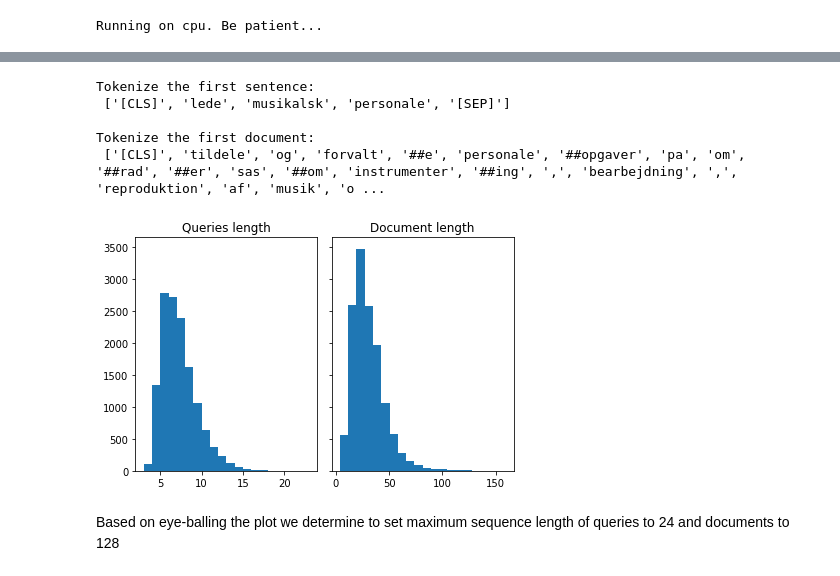
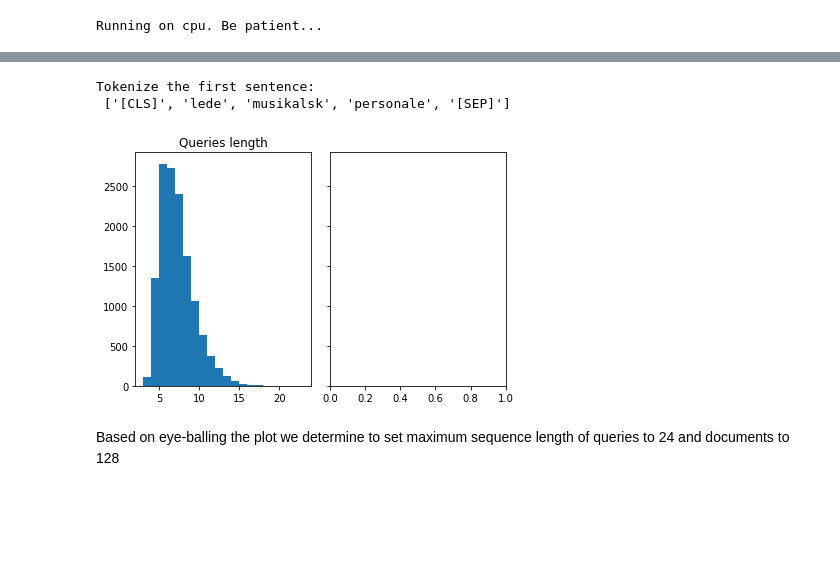
Before and after one commit to MartinBA741/SkillsColBERT, a Jupyter notebook: predict_colbert.ipynb, the cells around one changed output, grey strips where cells are left out. Drawn from its saved outputs; the diff is of its cells as text; code cells hidden in the pictures; blank space fills up the shorter version.

```diff
--- a/predict_colbert.ipynb
+++ b/predict_colbert.ipynb
@@ -80,34 +77,31 @@ tokenizer = BertTokenizer.from_pretrained(model_path, do_lower_case=True)
 tokenized_texts = [tokenizer.tokenize(sent) for sent in queries]
 
 # Tokenize documents
-tokenized_docs = [tokenizer.tokenize(doc) for doc in documents]
+#tokenized_docs = [tokenizer.tokenize(doc) for doc in documents]
 
 print(f'Tokenize the first sentence: \n {tokenized_texts[0]}')
-print (f'\nTokenize the first document: \n {tokenized_docs[0]}')
+#print (f'\nTokenize the first document: \n {tokenized_docs[0]}')
 # %% [output]
 Tokenize the first sentence:
  ['[CLS]', 'lede', 'musikalsk', 'personale', '[SEP]']
-
-Tokenize the first document:
- ['[CLS]', 'tildele', 'og', 'forvalt', '##e', 'personale', '##opgaver', 'pa', 'om', '##rad', '##er', 'sas', '##om', 'instrumenter', '##ing', ',', 'bearbejdning', ',', 'reproduktion', 'af', 'musik', 'o ...
 # %%
 # Length of sequences
 len_queries = [len(x) for x in tokenized_texts]
-len_documents = [len(x) for x in tokenized_docs]
+#len_documents = [len(x) for x in tokenized_docs]
 
 # Plot length of queries and documents
 n_bins = 20
 
 fig, axs = plt.subplots(1, 2, sharey=True, tight_layout=True)
 
 # We can set the number of bins with the *bins* keyword argument.
 axs[0].hist(len_queries, bins=n_bins)
 axs[0].set_title('Queries length',fontsize=12)
-axs[1].hist(len_documents, bins=n_bins)
-axs[1].set_title('Document length',fontsize=12)
+#axs[1].hist(len_documents, bins=n_bins)
+#axs[1].set_title('Document length',fontsize=12)
 plt.show()
 # %% [output]
-[figure, old version]
+[figure, new version]
 # %% [markdown]
 Based on eye-balling the plot we determine to set maximum sequence length of queries to 24 and documents to 128
 # %%
```
Also changed, not shown: parts of 11 cells of this notebook, 1 other file.
